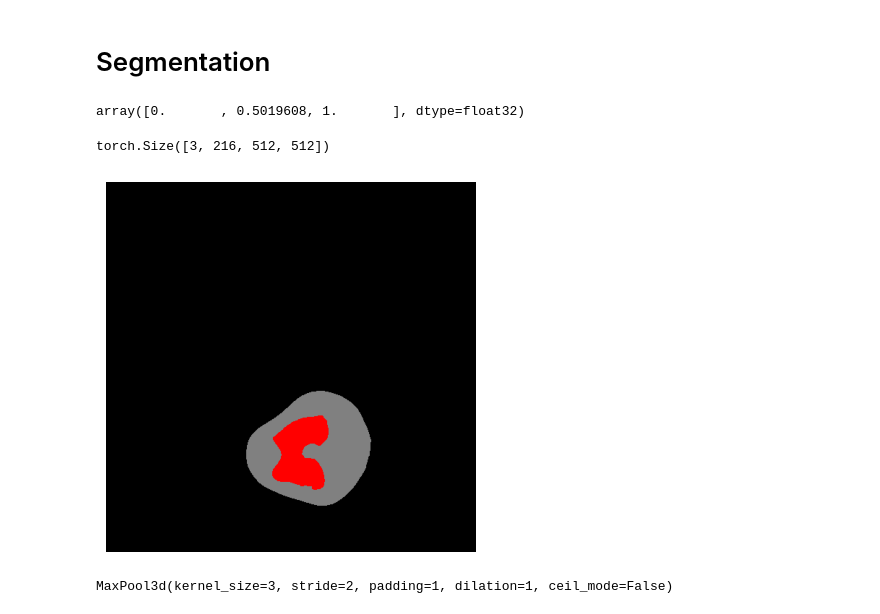
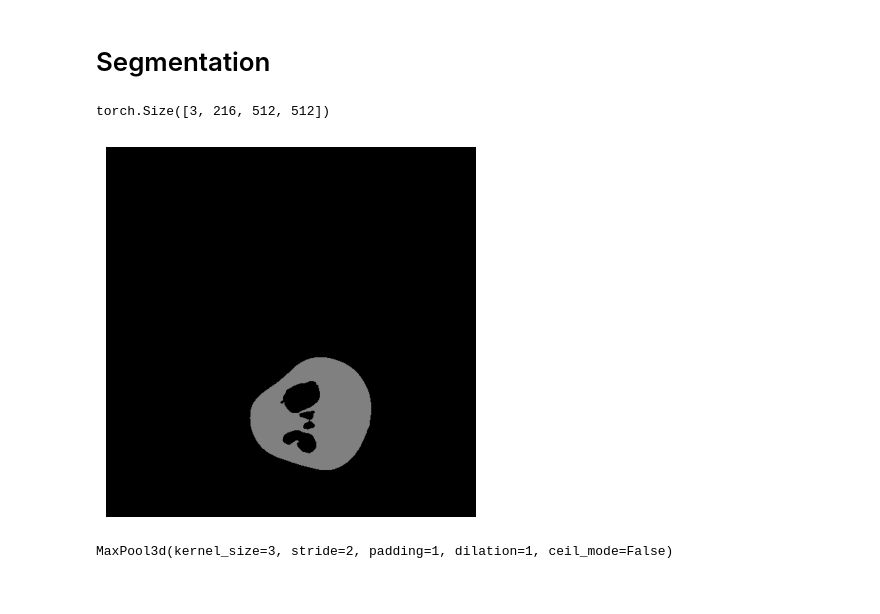
Before and after one commit to a-b365/inside-cnn, a Jupyter notebook: notebooks/notebook.ipynb, the cells around one changed output. Saved outputs shown, nothing was run; the diff lists cells and outputs as text; code cells hidden in the pictures.

```diff
--- a/notebooks/notebook.ipynb
+++ b/notebooks/notebook.ipynb
@@ -174,22 +183,18 @@ volume_rgb = volume_rgb.astype(np.float32) / 255.0
 # %%
 import torch
 tensor_3d = torch.from_numpy(volume_rgb).permute(3, 2, 0, 1)
-# %%
-np.unique(volume_rgb)
-# %% [output]
-array([0.       , 0.5019608, 1.       ], dtype=float32)
 # %%
 tensor_3d.shape
 # %% [output]
 torch.Size([3, 216, 512, 512])
 # %%
-rgb_slice = tensor_3d[:, 110, :, :]
+rgb_slice = tensor_3d[:, 105, :, :]
 rgb_slice_np = rgb_slice.permute(1, 2, 0).numpy()
 plt.imshow(rgb_slice_np)
 plt.axis("off")
 plt.show()
 # %% [output]
-[figure, old version]
+[figure, new version]
 # %%
 import torch
 from torch import nn
```
Also changed, not shown: parts of 2 cells of this notebook, 3 other files.
